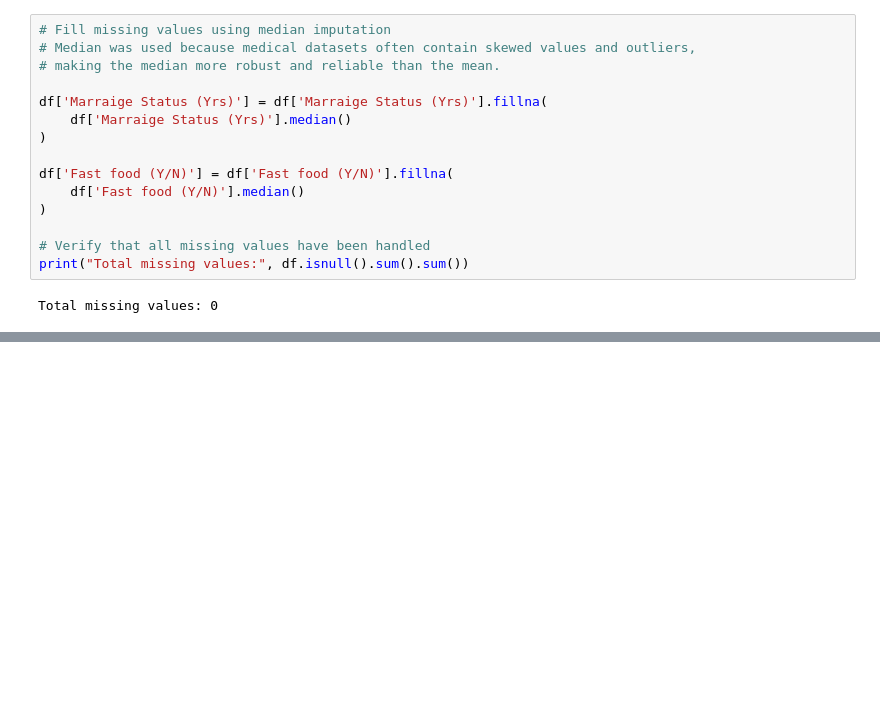
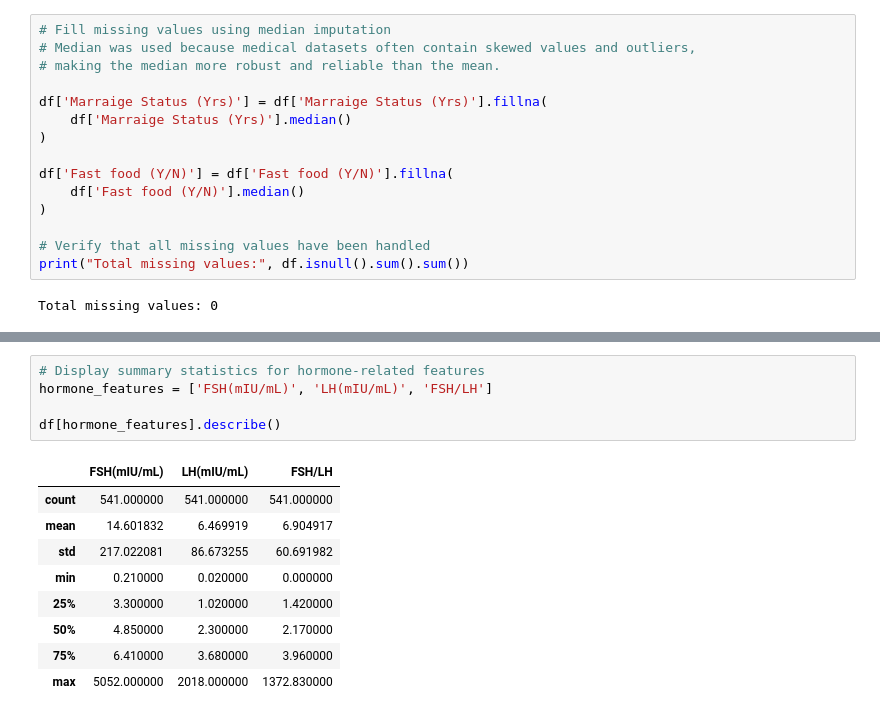
Before and after one commit to Benita2004/Pcos-Xai-Dissertation, a Jupyter notebook: notebooks/02_preprocessing.ipynb, the cells around one changed output, grey strips where cells are left out. Cells and saved outputs as stored; diff of their text form; blank space fills up the shorter version.

```diff
--- a/notebooks/02_preprocessing.ipynb
+++ b/notebooks/02_preprocessing.ipynb
@@ -135,0 +150,15 @@ Total missing values: 0
+# %%
+# Display summary statistics for hormone-related features
+hormone_features = ['FSH(mIU/mL)', 'LH(mIU/mL)', 'FSH/LH']
+
+df[hormone_features].describe()
+# %% [output]
+|  | FSH(mIU/mL) | LH(mIU/mL) | FSH/LH |
+| count | 541.000000 | 541.000000 | 541.000000 |
+| mean | 14.601832 | 6.469919 | 6.904917 |
+| std | 217.022081 | 86.673255 | 60.691982 |
+| min | 0.210000 | 0.020000 | 0.000000 |
+| 25% | 3.300000 | 1.020000 | 1.420000 |
+| 50% | 4.850000 | 2.300000 | 2.170000 |
+| 75% | 6.410000 | 3.680000 | 3.960000 |
+| max | 5052.000000 | 2018.000000 | 1372.830000 |
```
Also changed, not shown: parts of 16 cells of this notebook, 1 other file.
